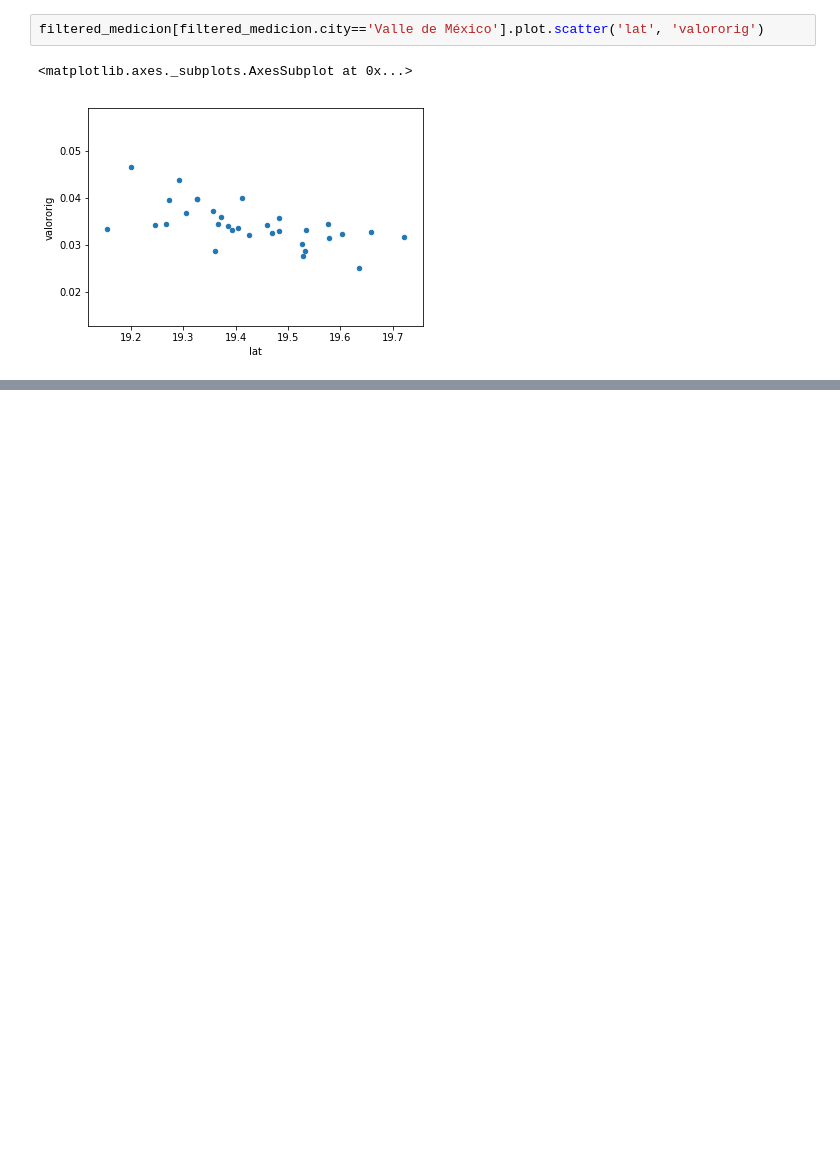
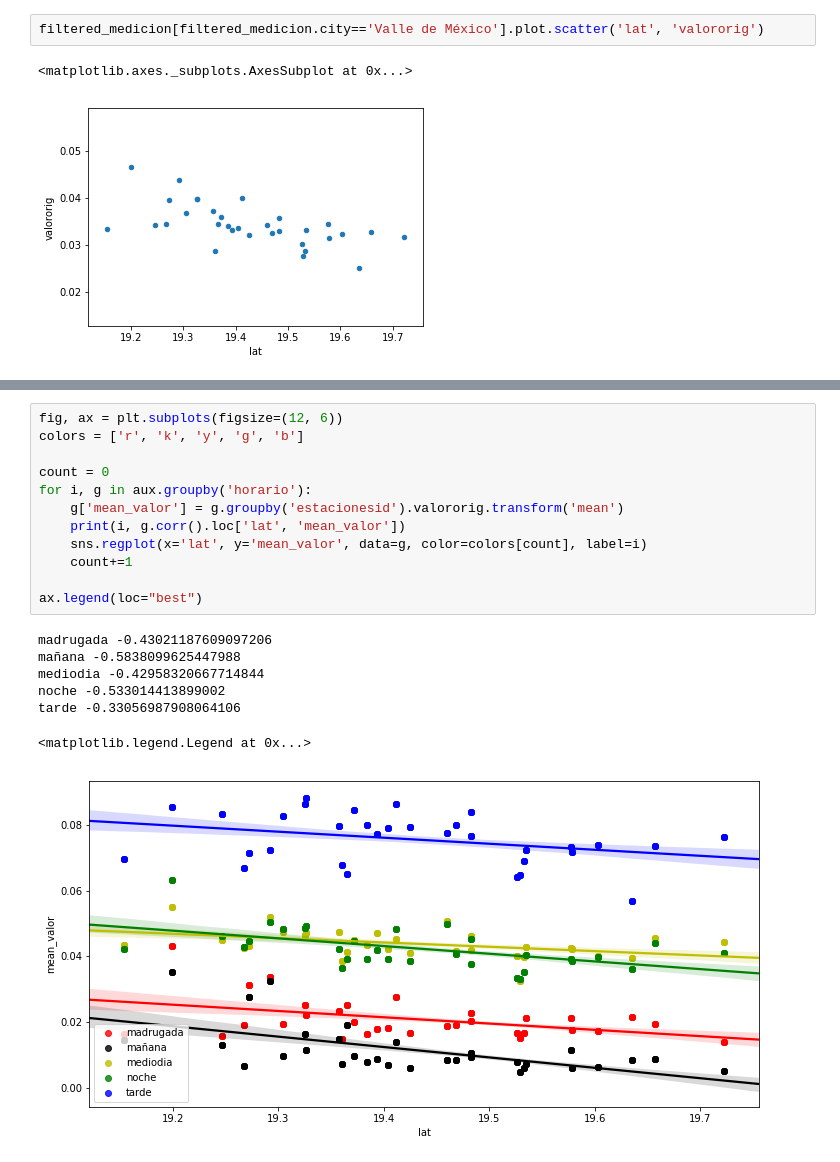
Before and after one commit to mxabierto/calidad-del-aire, a Jupyter notebook: notebooks/0.09_ozono_CDMX.ipynb, the cells around one changed output, grey strips where cells are left out. Saved outputs shown, nothing was run; the diff lists cells and outputs as text; blank space fills up the shorter version.

```diff
--- a/notebooks/0.09_ozono_CDMX.ipynb
+++ b/notebooks/0.09_ozono_CDMX.ipynb
@@ -153,0 +182,20 @@ ozono_hora.head()
+# %%
+fig, ax = plt.subplots(figsize=(12, 6))
+colors = ['r', 'k', 'y', 'g', 'b']
+
+count = 0
+for i, g in aux.groupby('horario'):
+    g['mean_valor'] = g.groupby('estacionesid').valororig.transform('mean')
+    print(i, g.corr().loc['lat', 'mean_valor'])
+    sns.regplot(x='lat', y='mean_valor', data=g, color=colors[count], label=i)
+    count+=1
+
+ax.legend(loc="best")
+# %% [output]
+madrugada -0.43021187609097206
+mañana -0.5838099625447988
+mediodia -0.42958320667714844
+noche -0.533014413899002
+tarde -0.33056987908064106
+<matplotlib.legend.Legend at 0x...>
+[figure, added]
```
Also changed, not shown: parts of 3 cells of this notebook, 3 other files.
